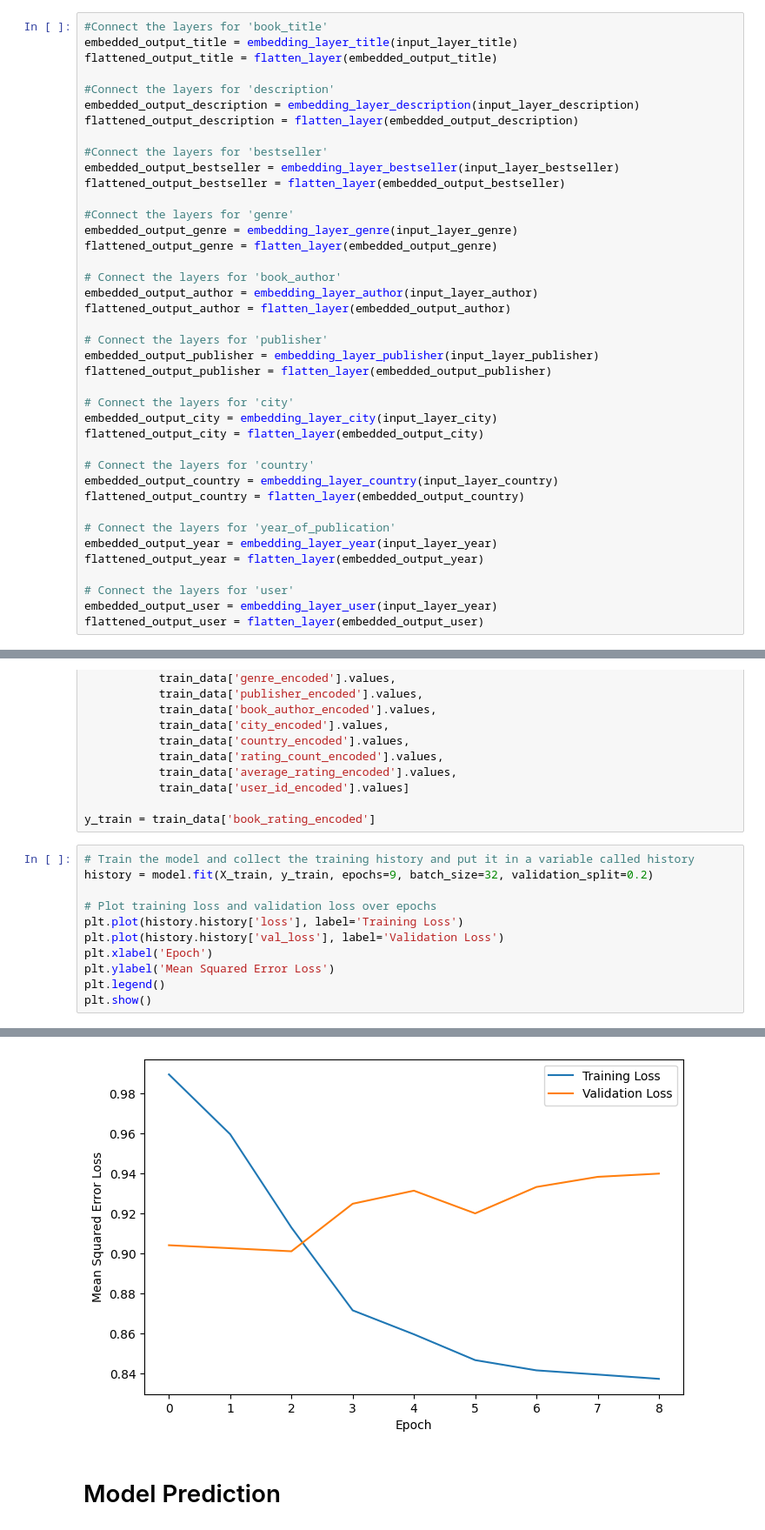
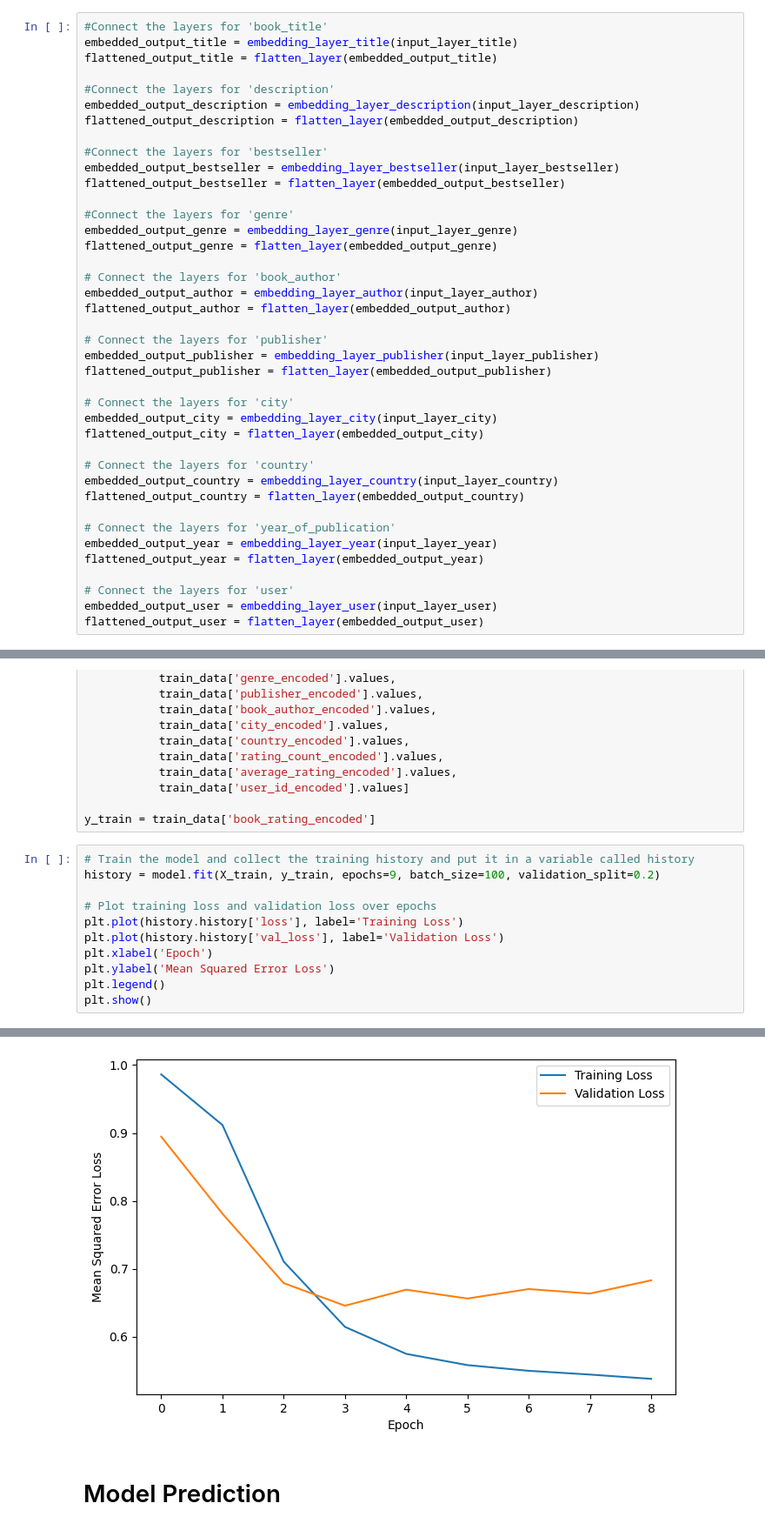
Before and after one commit to OliwiaLewandowska/book-oracle, a Jupyter notebook: model_NP.ipynb, the cells around one changed output, grey strips where cells are left out. Shown at 87% size. Saved outputs shown, nothing was run; the diff lists cells and outputs as text.

Commit message:
model_NP corrected a few mistakes, added RMSE to evaluationg

```diff
--- a/model_NP.ipynb
+++ b/model_NP.ipynb
@@ -449,7 +450,7 @@ embedded_output_year = embedding_layer_year(input_layer_year)
 flattened_output_year = flatten_layer(embedded_output_year)
 
 # Connect the layers for 'user'
-embedded_output_user = embedding_layer_user(input_layer_year)
+embedded_output_user = embedding_layer_user(input_layer_user)
 flattened_output_user = flatten_layer(embedded_output_user)
 # %%
 
@@ -509,7 +510,7 @@ X_train = [train_data['year_of_publication_encoded'].values,
 y_train = train_data['book_rating_encoded']
 # %%
 # Train the model and collect the training history and put it in a variable called history
-history = model.fit(X_train, y_train, epochs=9, batch_size=32, validation_split=0.2)
+history = model.fit(X_train, y_train, epochs=9, batch_size=100, validation_split=0.2)
 
 # Plot training loss and validation loss over epochs
 plt.plot(history.history['loss'], label='Training Loss')
@@ -541,4 +541,4 @@ Epoch 9/9
-[figure, old version]
+[figure, new version]
 # %% [markdown]
 # Model Prediction
 # %%
```
Also changed, not shown: parts of 11 cells of this notebook.
